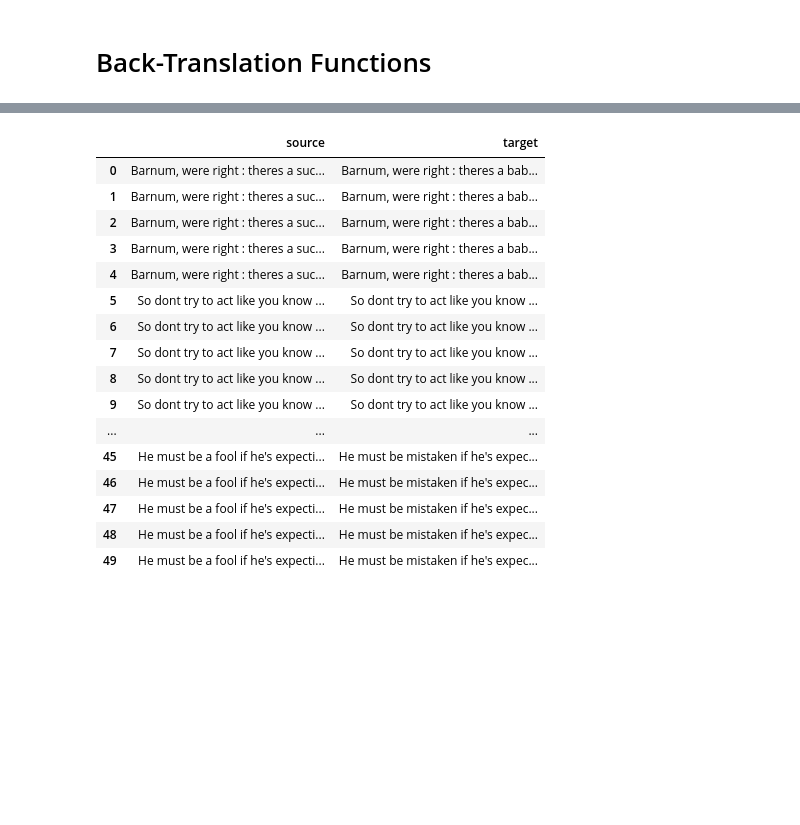
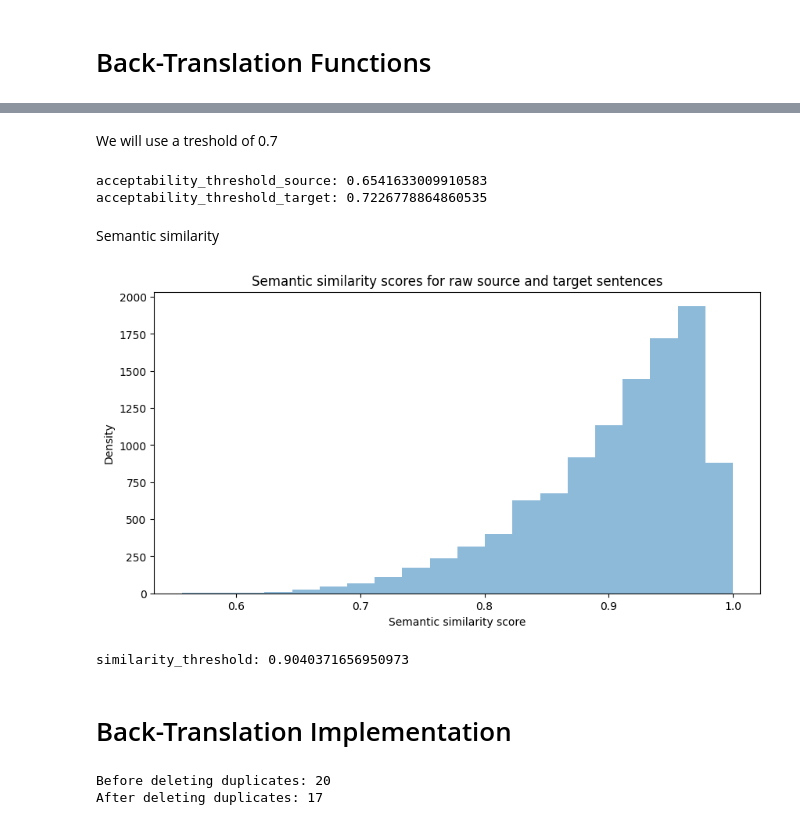
Before and after one commit to garyukong/T5-TextDetoxification, a Jupyter notebook: notebooks/3_Back-translation.ipynb, the cells around one changed output, grey strips where cells are left out. Drawn from its saved outputs; the diff is of its cells as text; code cells hidden in the pictures; blank space fills up the shorter version.

```diff
--- a/notebooks/3_Back-translation.ipynb
+++ b/notebooks/3_Back-translation.ipynb
@@ -303,10 +356,43 @@ def back_translate(texts, language_src, language_dst):
+# %% [markdown]
+We will use a treshold of 0.7
+# %%
+acceptability_threshold_source = np.mean(raw_src_acceptability)
+acceptability_threshold_target = np.mean(raw_tgt_acceptability)
+
+print(f"acceptability_threshold_source: {acceptability_threshold_source}")
+print(f"acceptability_threshold_target: {acceptability_threshold_target}")
+# %% [output]
+acceptability_threshold_source: 0.6541633009910583
+acceptability_threshold_target: 0.7226778864860535
+# %% [markdown]
+Semantic similarity
+# %%
+# Calculate semantic similarity scores for raw source and target sentences
+raw_similarity = calc_bert_score(raw_datasets["train"]["source"], raw_datasets["train"]["target"], model_type="distilbert-base-uncased", output_mean=False)[2]
+
+# Plot in density plots
+plt.figure(figsize=(10, 5))
+plt.title("Semantic similarity scores for raw source and target sentences")
+plt.xlabel("Semantic similarity score")
+plt.ylabel("Density")
+plt.hist(raw_similarity, bins=20, alpha=0.5)
+plt.show()
+# %% [output]
+[figure, added]
+# %%
+similarity_threshold = np.mean(raw_similarity)
+print(f"similarity_threshold: {similarity_threshold}")
+# %% [output]
+similarity_threshold: 0.9040371656950973
+# %% [markdown]
+# Back-Translation Implementation
 # %%
 # Set languages
-languages = ['fr', 'es', 'it', 'pt', 'ro']
+languages = ['fr', 'es']
 num_languages = len(languages)
 
-# Create a copy of the dataset, selecting only 10 samples from each
-raw_datasets_train_copy = raw_datasets['train'].select(range(10))
+# Create a copy of the dataset
+raw_datasets_train_copy = raw_datasets['train']
 source = raw_datasets_train_copy['source']
 target = raw_datasets_train_copy['target']
 
@@ -343,8 +429,8 @@ df['source_bt_toxicity'] = calc_tox_acceptability(df['source_bt'].tolist(), toke
 df['target_bt_toxicity'] = calc_tox_acceptability(df['target_bt'].tolist(), tokenizer_toxicity, model_toxicity, output_score=False, output_mean=False)
 
 # Calculate acceptability scores for the candidate sentence pairs
-df['source_bt_acceptability'] = calc_tox_acceptability(df['source_bt'].tolist(), tokenizer_acceptability, model_acceptability, output_score=False, output_mean=False)
-df['target_bt_acceptability'] = calc_tox_acceptability(df['target_bt'].tolist(), tokenizer_acceptability, model_acceptability, output_score=False, output_mean=False)
+df['source_bt_acceptability'] = calc_tox_acceptability(df['source_bt'].tolist(), tokenizer_acceptability, model_acceptability, output_score=True, output_mean=False)
+df['target_bt_acceptability'] = calc_tox_acceptability(df['target_bt'].tolist(), tokenizer_acceptability, model_acceptability, output_score=True, output_mean=False)
 
 # Calculate similarity scores for the candidate sentence pairs - return the F1 score
 df['bt_similarity'] = calc_bert_score(df['source_bt'], df['target_bt'], model_type="distilbert-base-uncased", output_mean=False)[2]
@@ -354,10 +440,10 @@ df['bt_similarity'] = calc_bert_score(df['source_bt'], df['target_bt'], model_ty
 df['f_toxicity'] = (df['source_bt_toxicity'] == 1) & (df['target_bt_toxicity'] == 0)
 
 ## Filter 2: Acceptability
-df['f_acceptability'] = (df['source_bt_acceptability'] == 1) & (df['target_bt_acceptability'] == 1)
+df['f_acceptability'] = (df['source_bt_acceptability'] >= acceptability_threshold_source) & (df['target_bt_acceptability'] >= acceptability_threshold_target)
 
 ## Filter 3: Similarity
-df['f_similarity'] = (df['bt_similarity'] > 0.9)
+df['f_similarity'] = (df['bt_similarity'] >= similarity_threshold)
 
 # Save the dataframe as a pickle file
 df.to_pickle("../data/processed/back_translated_dataset.pkl")
@@ -368,20 +454,5 @@ df_nosta = df[df['f_acceptability'] & df['f_similarity']]
 df_noflu = df[df['f_toxicity'] & df['f_similarity']]
 df_nosem = df[df['f_toxicity'] & df['f_acceptability']]
 # %% [output]
-|  | source | target |
-| 0 | Barnum, were right : theres a suc... | Barnum, were right : theres a bab... |
-| 1 | Barnum, were right : theres a suc... | Barnum, were right : theres a bab... |
-| 2 | Barnum, were right : theres a suc... | Barnum, were right : theres a bab... |
-| 3 | Barnum, were right : theres a suc... | Barnum, were right : theres a bab... |
-| 4 | Barnum, were right : theres a suc... | Barnum, were right : theres a bab... |
-| 5 | So dont try to act like you know ... | So dont try to act like you know ... |
-| 6 | So dont try to act like you know ... | So dont try to act like you know ... |
-| 7 | So dont try to act like you know ... | So dont try to act like you know ... |
-| 8 | So dont try to act like you know ... | So dont try to act like you know ... |
-| 9 | So dont try to act like you know ... | So dont try to act like you know ... |
-| ... | ... | ... |
-| 45 | He must be a fool if he's expecti... | He must be mistaken if he's expec... |
-| 46 | He must be a fool if he's expecti... | He must be mistaken if he's expec... |
-| 47 | He must be a fool if he's expecti... | He must be mistaken if he's expec... |
-| 48 | He must be a fool if he's expecti... | He must be mistaken if he's expec... |
-| 49 | He must be a fool if he's expecti... | He must be mistaken if he's expec... |
+Before deleting duplicates: 20
+After deleting duplicates: 17
```
Also changed, not shown: parts of 7 cells of this notebook.
